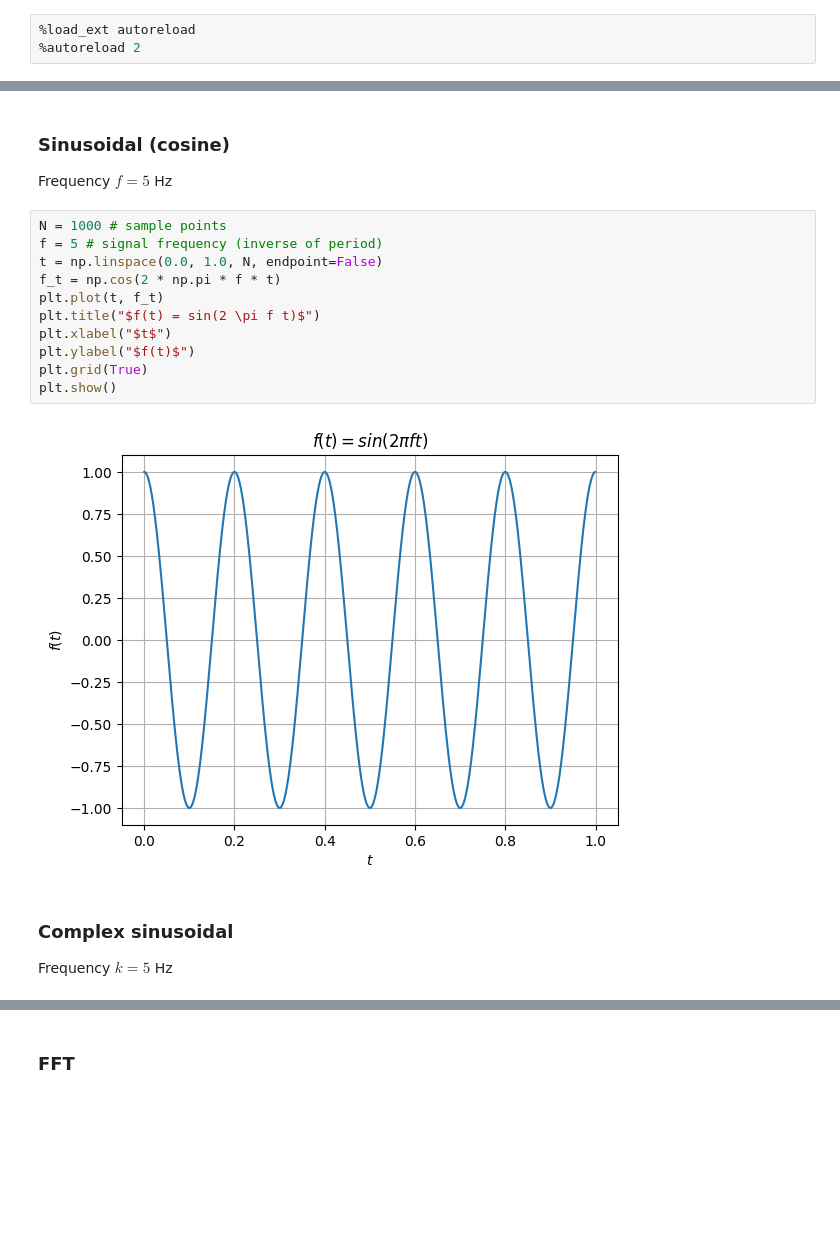
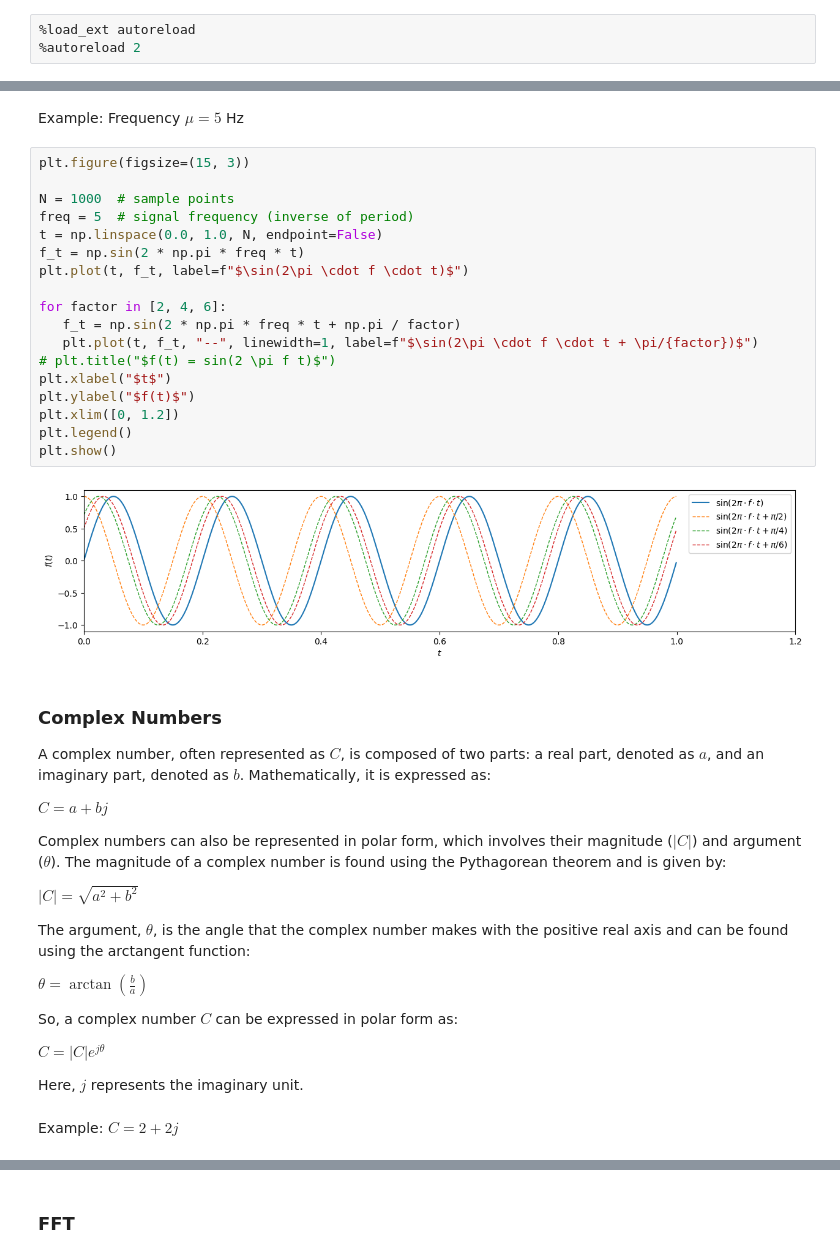
Before and after one commit to thiagopx/pdi, a Jupyter notebook: notebooks/04_fft.ipynb, the cells around one changed output, grey strips where cells are left out. Drawn from its saved outputs; the diff is of its cells as text; blank space fills up the shorter version.

```diff
--- a/notebooks/in-construction/04_complex-sinusoidal.ipynb
+++ b/notebooks/04_fft.ipynb
@@ -11,19 +34,44 @@ from scipy.fft import fft, fftfreq, fftshift
 # %% [markdown]
-### Sinusoidal (cosine)
-Frequency $f=5$ Hz
+Example: Frequency $\mu=5$ Hz
 # %%
-N = 1000 # sample points
-f = 5 # signal frequency (inverse of period)
+plt.figure(figsize=(15, 3))
+
+N = 1000  # sample points
+freq = 5  # signal frequency (inverse of period)
 t = np.linspace(0.0, 1.0, N, endpoint=False)
-f_t = np.cos(2 * np.pi * f * t)
-plt.plot(t, f_t)
-plt.title("$f(t) = sin(2 \pi f t)$")
+f_t = np.sin(2 * np.pi * freq * t)
+plt.plot(t, f_t, label=f"$\sin(2\pi \cdot f \cdot t)$")
+
+for factor in [2, 4, 6]:
+   f_t = np.sin(2 * np.pi * freq * t + np.pi / factor)
+   plt.plot(t, f_t, "--", linewidth=1, label=f"$\sin(2\pi \cdot f \cdot t + \pi/{factor})$")
+# plt.title("$f(t) = sin(2 \pi f t)$")
 plt.xlabel("$t$")
 plt.ylabel("$f(t)$")
-plt.grid(True)
+plt.xlim([0, 1.2])
+plt.legend()
 plt.show()
 # %% [output]
-[figure, old version]
+[figure, new version]
-# %% [markdown]
-### Complex sinusoidal
-Frequency $k=5$ Hz
+# %% [markdown]
+### Complex Numbers
+
+A complex number, often represented as $C$, is composed of two parts: a real part, denoted as $a$, and an imaginary part, denoted as $b$. Mathematically, it is expressed as:
+
+$C = a + bj$
+
+Complex numbers can also be represented in polar form, which involves their magnitude ($|C|$) and argument ($\theta$). The magnitude of a complex number is found using the Pythagorean theorem and is given by:
+
+$|C| = \sqrt{a^2 + b^2}$
+
+The argument, $\theta$, is the angle that the complex number makes with the positive real axis and can be found using the arctangent function:
+
+$\theta = \arctan\left(\frac{b}{a}\right)$
+
+So, a complex number $C$ can be expressed in polar form as:
+
+$C = |C|e^{j\theta}$
+
+Here, $j$ represents the imaginary unit.
+# %% [markdown]
+Example: $C = 2 + 2j$
```
Also changed, not shown: parts of 16 cells of this notebook, 2 other files.
